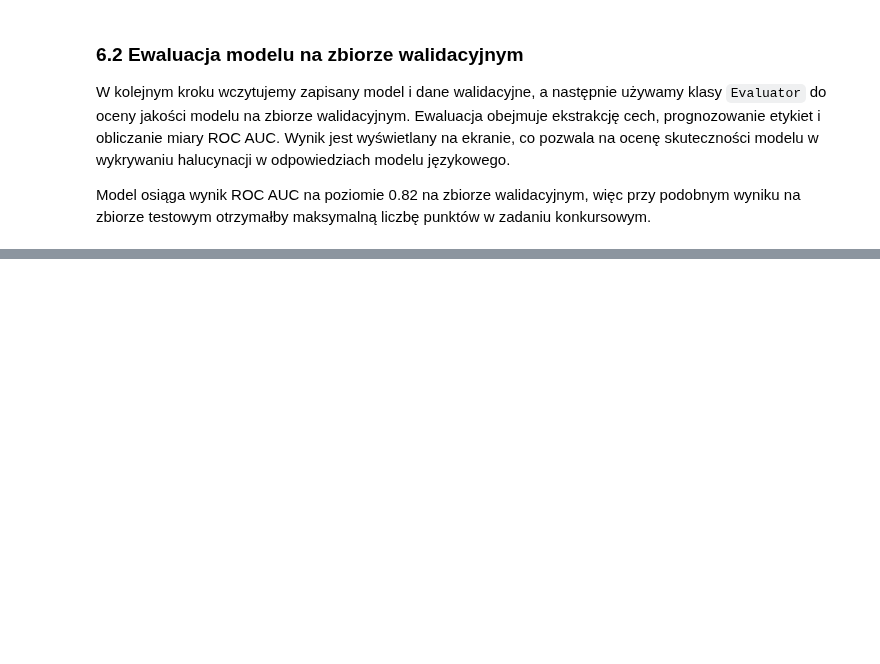
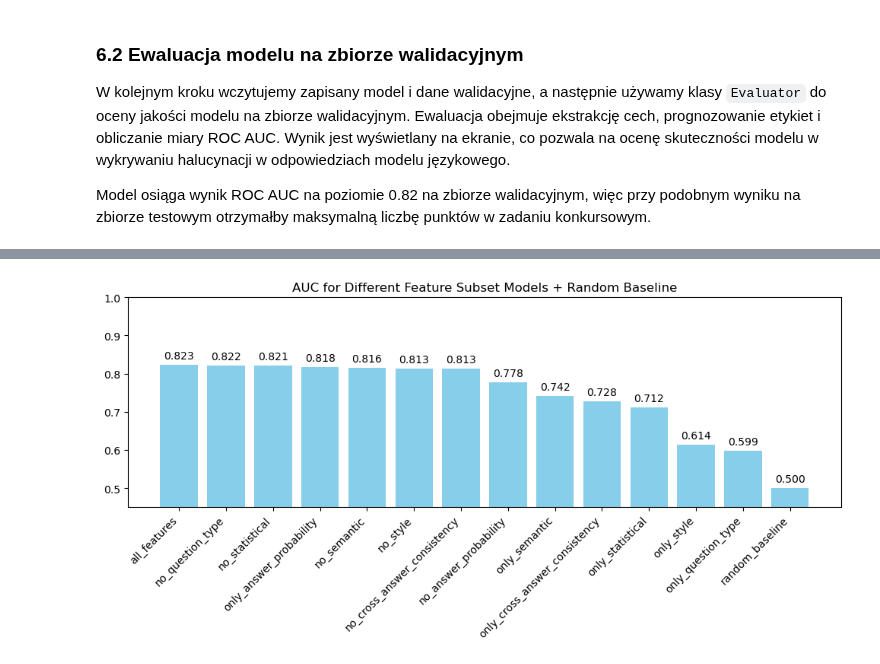
Before and after one commit to OlimpiadaAI/II-OlimpiadaAI, a Jupyter notebook: 1_etap/2_wykrywanie_halucynacji/2_wykrywanie_halucynacji_rozw.ipynb, the cells around one changed output, grey strips where cells are left out. Saved outputs shown, nothing was run; the diff lists cells and outputs as text; code cells hidden in the pictures; blank space fills up the shorter version.

Commit message:
finished EDA preprocessing and added optional feature subset analysis

```diff
--- a/1_etap/2_wykrywanie_halucynacji/2_wykrywanie_halucynacji_rozw.ipynb
+++ b/1_etap/2_wykrywanie_halucynacji/2_wykrywanie_halucynacji_rozw.ipynb
@@ -1550,0 +1803,27 @@ TODO
+# %%
+if not FINAL_EVALUATION_MODE:
+    print("\nTrenowanie klasyfikatora losowego jako modelu bazowego...\n")
+
+    # Przygotuj dane treningowe i walidacyjne przy użyciu agregatora cech w Trainer
+    trainer_dummy = Trainer(feature_aggregator=aggregator, model_dir=model_directory)
+
+    # Wyodrębnij cechy dla zbioru treningowego i walidacyjnego
+    X_train_all, y_train_all = [], []
+    for sample in train_data:
+        feats = trainer_dummy.feature_aggregator.aggregate_features(sample, feature_sets="all")
+        X_train_all.append(list(feats.values()))
+        y_train_all.append(int(sample.get("is_correct", 0)))
+
+    X_valid_all, y_valid_all = [], []
+    for sample in valid_data:
+        feats = trainer_dummy.feature_aggregator.aggregate_features(sample, feature_sets="all")
+        X_valid_all.append(list(feats.values()))
+        y_valid_all.append(int(sample.get("is_correct", 0)))
+
+    # Trenowanie i ewaluacja klasyfikatora losowego
+    random_clf = DummyClassifier(strategy="uniform")  # lub "most_frequent"
+    random_clf.fit(X_train_all, y_train_all)
+    random_preds = random_clf.predict_proba(X_valid_all)[:, 1]
+    random_auc = roc_auc_score(y_valid_all, random_preds)
+    print(f"RANDOM_BASELINE - AUC: {random_auc:.4f}")
+    experiment_results["random_baseline"] = random_auc
@@ -1550,0 +1840,18 @@ TODO
+# %%
+if not FINAL_EVALUATION_MODE:
+    sorted_results = sorted(experiment_results.items(), key=lambda x: x[1], reverse=True)
+    labels = [item[0] for item in sorted_results]
+    scores = [item[1] for item in sorted_results]
+
+    plt.figure(figsize=(10, 5))
+    bars = plt.bar(labels, scores, color='skyblue')
+    plt.title("AUC for Different Feature Subset Models + Random Baseline")
+    plt.xticks(rotation=45, ha="right")
+    plt.ylim([0.45, 1])
+    for bar in bars:
+        yval = bar.get_height()
+        plt.text(bar.get_x() + bar.get_width()/2, yval + 0.01, f"{yval:.3f}", ha="center", va="bottom")
+    plt.tight_layout()
+    plt.show()
+# %% [output]
+[figure, added]
```
Also changed, not shown: parts of 37 cells of this notebook.
